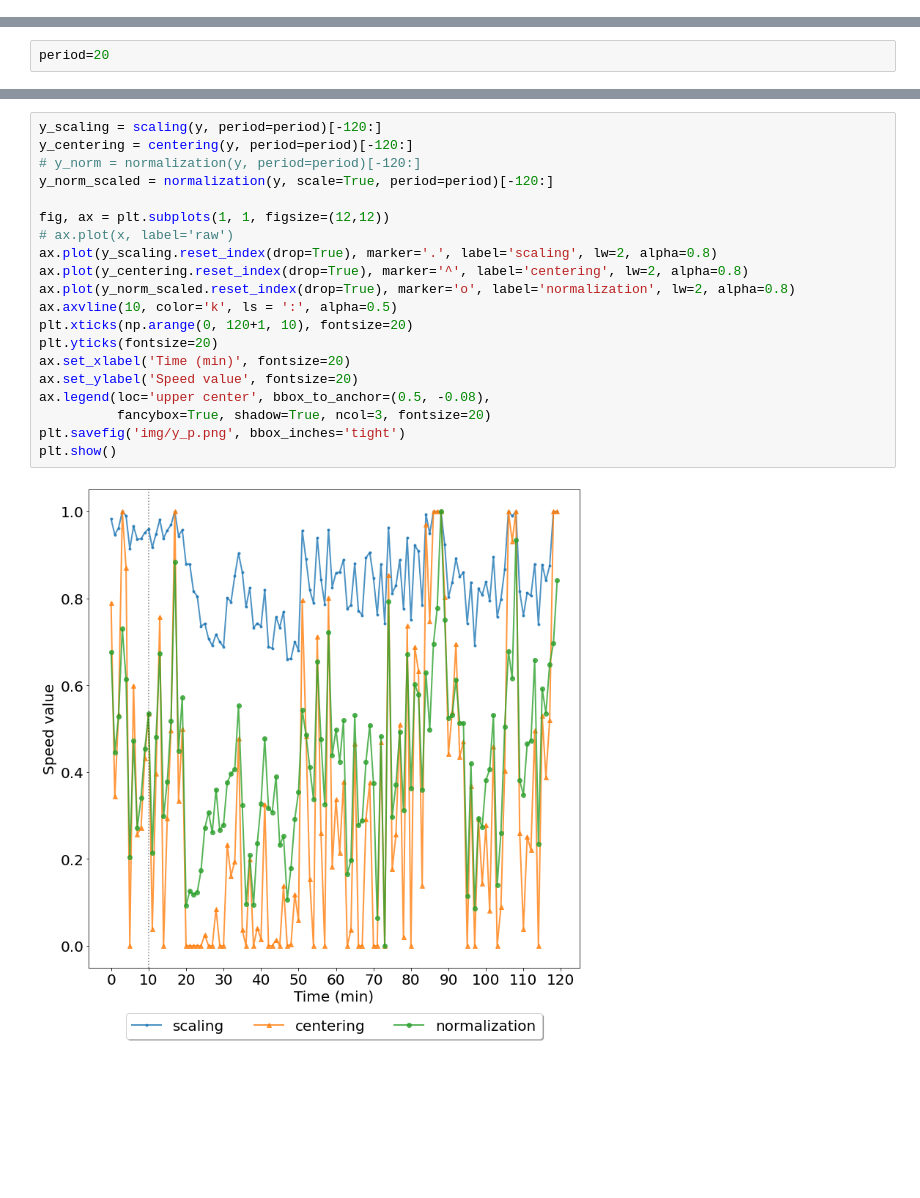
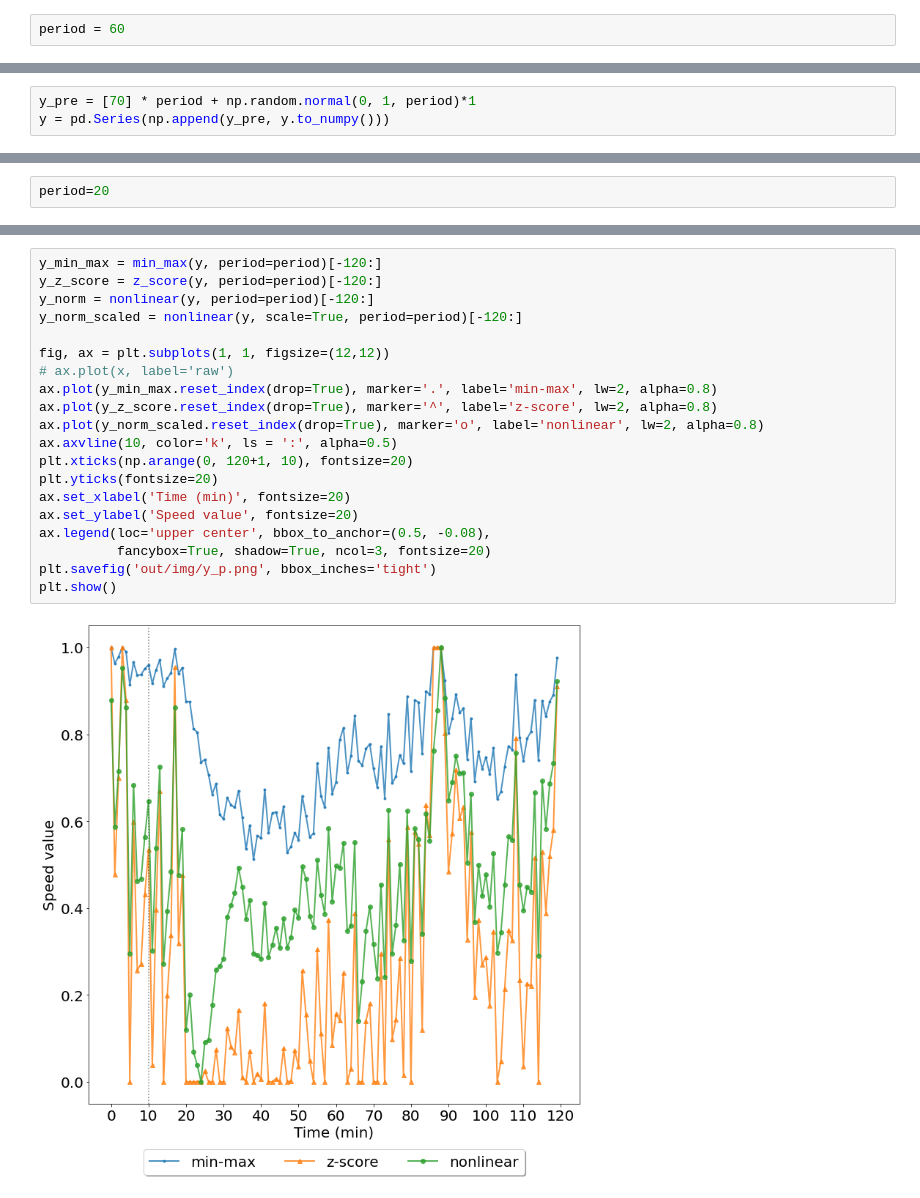
Before and after one commit to yongkyung-oh/TransferEntropy-Propagation, a Jupyter notebook: Simulation.ipynb, the cells around one changed output, grey strips where cells are left out. Drawn from its saved outputs; the diff is of its cells as text; blank space fills up the shorter version.

```diff
--- a/Simulation.ipynb
+++ b/Simulation.ipynb
@@ -88,0 +179,2 @@ TE_boot_mean, get_mae(TE_boot_count, lag), get_rmse(TE_boot_count, lag), get_bou
+# %%
+period = 60
@@ -88,0 +184,3 @@ TE_boot_mean, get_mae(TE_boot_count, lag), get_rmse(TE_boot_count, lag), get_bou
+# %%
+y_pre = [70] * period + np.random.normal(0, 1, period)*1
+y = pd.Series(np.append(y_pre, y.to_numpy()))
@@ -113,22 +257,22 @@ plt.show()
 # %%
-y_scaling = scaling(y, period=period)[-120:]
-y_centering = centering(y, period=period)[-120:]
-# y_norm = normalization(y, period=period)[-120:]
-y_norm_scaled = normalization(y, scale=True, period=period)[-120:]
+y_min_max = min_max(y, period=period)[-120:]
+y_z_score = z_score(y, period=period)[-120:]
+y_norm = nonlinear(y, period=period)[-120:]
+y_norm_scaled = nonlinear(y, scale=True, period=period)[-120:]
 
 fig, ax = plt.subplots(1, 1, figsize=(12,12))
 # ax.plot(x, label='raw')
-ax.plot(y_scaling.reset_index(drop=True), marker='.', label='scaling', lw=2, alpha=0.8)
-ax.plot(y_centering.reset_index(drop=True), marker='^', label='centering', lw=2, alpha=0.8)
-ax.plot(y_norm_scaled.reset_index(drop=True), marker='o', label='normalization', lw=2, alpha=0.8)
+ax.plot(y_min_max.reset_index(drop=True), marker='.', label='min-max', lw=2, alpha=0.8)
+ax.plot(y_z_score.reset_index(drop=True), marker='^', label='z-score', lw=2, alpha=0.8)
+ax.plot(y_norm_scaled.reset_index(drop=True), marker='o', label='nonlinear', lw=2, alpha=0.8)
 ax.axvline(10, color='k', ls = ':', alpha=0.5)
 plt.xticks(np.arange(0, 120+1, 10), fontsize=20)
 plt.yticks(fontsize=20)
 ax.set_xlabel('Time (min)', fontsize=20)
 ax.set_ylabel('Speed value', fontsize=20)
 ax.legend(loc='upper center', bbox_to_anchor=(0.5, -0.08),
           fancybox=True, shadow=True, ncol=3, fontsize=20)
-plt.savefig('img/y_p.png', bbox_inches='tight')
+plt.savefig('out/img/y_p.png', bbox_inches='tight')
 plt.show()
 # %% [output]
-[figure, old version]
+[figure, new version]
```
Also changed, not shown: parts of 22 cells of this notebook, 18 other files.
